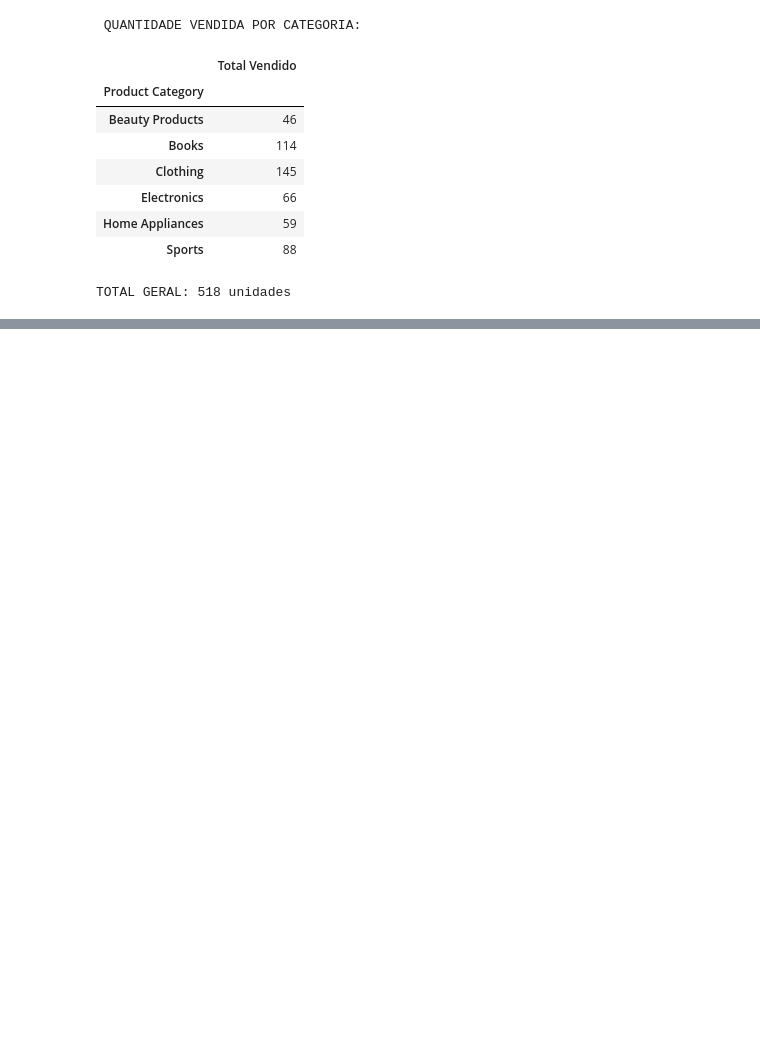
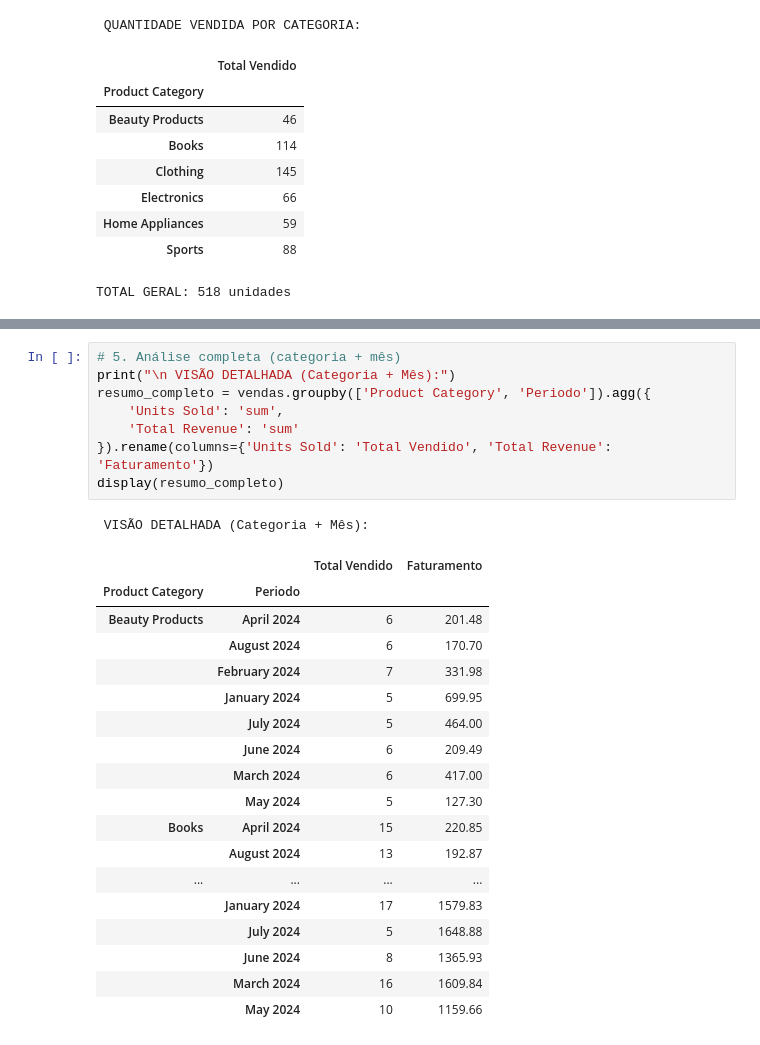
Before and after one commit to dunaoki/Analisando-em-python, a Jupyter notebook: analise.ipynb, the cells around one changed output, grey strips where cells are left out. Cells and saved outputs as stored; diff of their text form; blank space fills up the shorter version.

```diff
--- a/analise.ipynb
+++ b/analise.ipynb
@@ -232,0 +214,28 @@ FATURAMENTO TOTAL: R$ 80567.85
+# %%
+# 5. Análise completa (categoria + mês)
+print("\n VISÃO DETALHADA (Categoria + Mês):")
+resumo_completo = vendas.groupby(['Product Category', 'Periodo']).agg({
+    'Units Sold': 'sum',
+    'Total Revenue': 'sum'
+}).rename(columns={'Units Sold': 'Total Vendido', 'Total Revenue': 'Faturamento'})
+display(resumo_completo)
+# %% [output]
+ VISÃO DETALHADA (Categoria + Mês):
+|  |  | Total Vendido | Faturamento |
+| Product Category | Periodo |  |  |
+| Beauty Products | April 2024 | 6 | 201.48 |
+|  | August 2024 | 6 | 170.70 |
+|  | February 2024 | 7 | 331.98 |
+|  | January 2024 | 5 | 699.95 |
+|  | July 2024 | 5 | 464.00 |
+|  | June 2024 | 6 | 209.49 |
+|  | March 2024 | 6 | 417.00 |
+|  | May 2024 | 5 | 127.30 |
+| Books | April 2024 | 15 | 220.85 |
+|  | August 2024 | 13 | 192.87 |
+| ... | ... | ... | ... |
+|  | January 2024 | 17 | 1579.83 |
+|  | July 2024 | 5 | 1648.88 |
+|  | June 2024 | 8 | 1365.93 |
+|  | March 2024 | 16 | 1609.84 |
+|  | May 2024 | 10 | 1159.66 |
```
Also changed, not shown: parts of 3 cells of this notebook, 1 other file.
